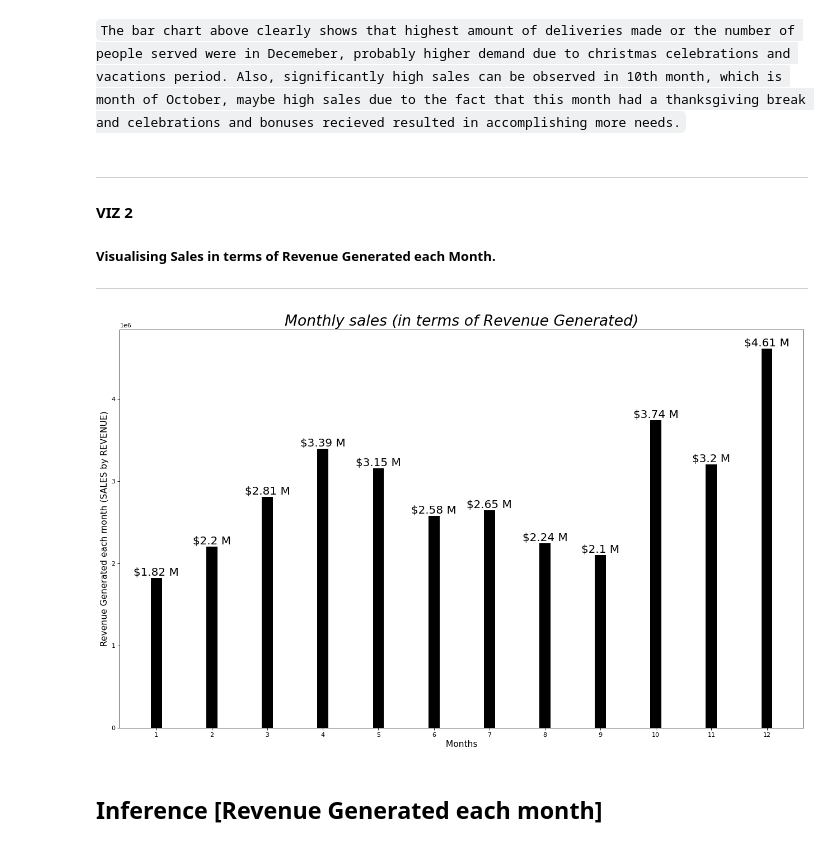
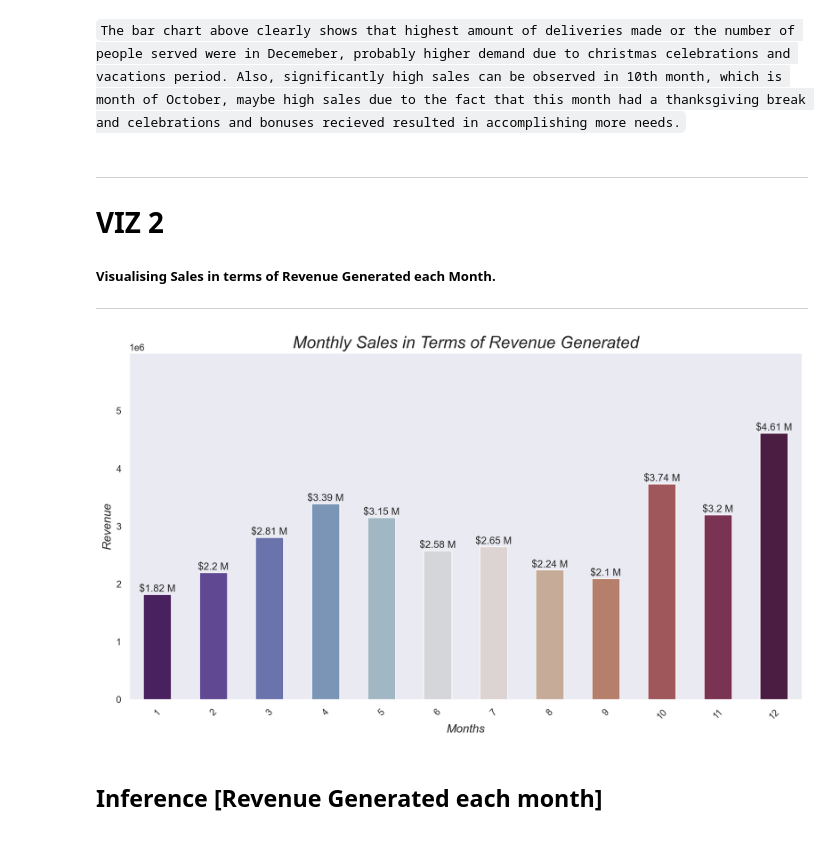
Before and after one commit to arif9799/Sales-Analysis, a Jupyter notebook: Sales_Analysis_Online_Store.ipynb, the cells around one changed output. Cells and saved outputs as stored; diff of their text form; code cells hidden in the pictures.

Commit message:
Updated Plots

```diff
--- a/Sales_Analysis_Online_Store.ipynb
+++ b/Sales_Analysis_Online_Store.ipynb
@@ -28,30 +56,31 @@ path = "/Users/arifwaghbakriwala/Desktop/Projects/Sales-Analysis/Data/"
 - removed all observations containing na values
 - transfered the data-frame to the csv file.
 ------------------------------------------------
+# %%
+lst = sorted(Path.joinpath(path).joinpath('Data').glob('*.csv'))
+lst = [l for l in lst if l.is_file()]
 # %%
-lst = sorted(os.listdir(path))
-lst = [l for l in lst if not l.startswith(".")]
-
-
 df = pnd.DataFrame()
 
 for f in lst:
-    tmp = pnd.read_csv(path + f,encoding="cp1252",skip_blank_lines=True)
+    tmp = pnd.read_csv(Path.joinpath(path).joinpath(f),encoding="cp1252",skip_blank_lines=True)
     df = pnd.concat([df,tmp])
 
 
 df = df.loc[df["Product"] != "Product"]
 df = df.dropna()
 df.rename(columns={'Order ID': 'Order_ID', 'Product': 'Product', 'Quantity Ordered': 'Quantity_Ordered', 'Price Each': 'Price_Each', 'Order Date': 'Order_Date', 'Purchase Address': 'Purchase_Address'}, inplace=True)
-fin_name = path + "/z_cumulative_data.csv"
+
+fin_name = Path.joinpath(path).joinpath("Data/z_cumulative_data.csv")
 df.to_csv(fin_name, index = False)
+del df
 # %% [markdown]
 ------------------------------------------------
 ##### Loading the concatenated data
 ------------------------------------------------
 # %%
-path = "/Users/arifwaghbakriwala/Desktop/Projects/Sales-Analysis/Data/"
-fin_name = path + "/z_cumulative_data.csv"
+# path = "/Users/arifwaghbakriwala/Desktop/Northeastern/Projects/Sales-Analysis/Data/"
+fin_name = Path.joinpath(path).joinpath("Data/z_cumulative_data.csv")
 data = pnd.read_csv(fin_name,skip_blank_lines=True, na_filter=True)
 # %% [markdown]
 ------------------------------------------------
@@ -123,28 +168,44 @@ plt.show()
 `The bar chart above clearly shows that highest amount of deliveries made or the number of people served were in Decemeber, probably higher demand due to christmas celebrations and vacations period. Also, significantly high sales can be observed in 10th month, which is month of October, maybe high sales due to the fact that this month had a thanksgiving break and celebrations and bonuses recieved resulted in accomplishing more needs.`
 # %% [markdown]
 ------------------------------------------------
-#### VIZ 2
+# VIZ 2
 ##### Visualising Sales in terms of Revenue Generated each Month.
 ------------------------------------------------
 # %%
+# Sample DataFrame
 temporary_storage_2 = pnd.DataFrame(data.groupby('Month')['Revenue'].sum())
 
-plt.figure(figsize=(16,10), dpi= 80)
-plt.bar(temporary_storage_2.index, temporary_storage_2['Revenue'], width=.2, color = "black")
-plt.xticks(temporary_storage_2.index)
-plt.xlabel(" Months ", fontdict={'fontweight':500, 'size':14})
-plt.ylabel(" Revenue Generated each month (SALES by REVENUE) ", fontdict={'fontweight':500, 'size':14})
-plt.title("Monthly sales (in terms of Revenue Generated)", fontdict={'fontweight':200, 'size':24,'fontstyle':'italic'})
+# Set style
+sns.set_style("dark")
 
+# Create plot
+plt.figure(figsize=(12,7), dpi= runtimeDPI)
 
-for i, val in enumerate(temporary_storage_2["Revenue"].values):
-    plt.text(i+1, val, "$" + str(round(val/1000000,2))+" M", ha='center', va='bottom', fontdict={'fontweight':500, 'size':18})
+# Set y-axis limit to the maximum value of temporary_storage_3
+plt.ylim(0, temporary_storage_2['Revenue'].max() * 1.3)
 
+barplot = sns.barplot(x=temporary_storage_2.index, y=temporary_storage_2['Revenue'], palette=random.choice(all_palettes),  width=0.5)
 
+# Adding values on top of bars
+for index, value in enumerate(temporary_storage_2['Revenue']):
+    plt.text(index, value + 10000, "$" + str(round(value/1000000, 2)) + " M", ha='center', va='bottom', fontweight=500, size=12)
+    # barplot.text(index, value + 500, f'{value:,}', ha="center", fontsize=12)
+
+# Adding labels and title
+plt.xlabel("Months", fontdict={'fontweight': 500, 'size': 14, 'fontstyle': 'italic'})
+plt.ylabel("Revenue", fontdict={'fontweight': 500, 'size': 14, 'fontstyle': 'italic'})
+plt.title("Monthly Sales in Terms of Revenue Generated", fontdict={'fontweight': 200, 'size': 20, 'fontstyle': 'italic'})
+
+# Rotating x-axis labels for better readability
+plt.xticks(rotation=45)
+
+# Adjusting layout
 plt.tight_layout()
+
+# Display plot
 plt.show()
 # %% [output]
-[figure, old version]
+[figure, new version]
 # %% [markdown]
 ## Inference [Revenue Generated each month]
 # %% [markdown]
```
Also changed, not shown: parts of 32 cells of this notebook, 15 other files.
